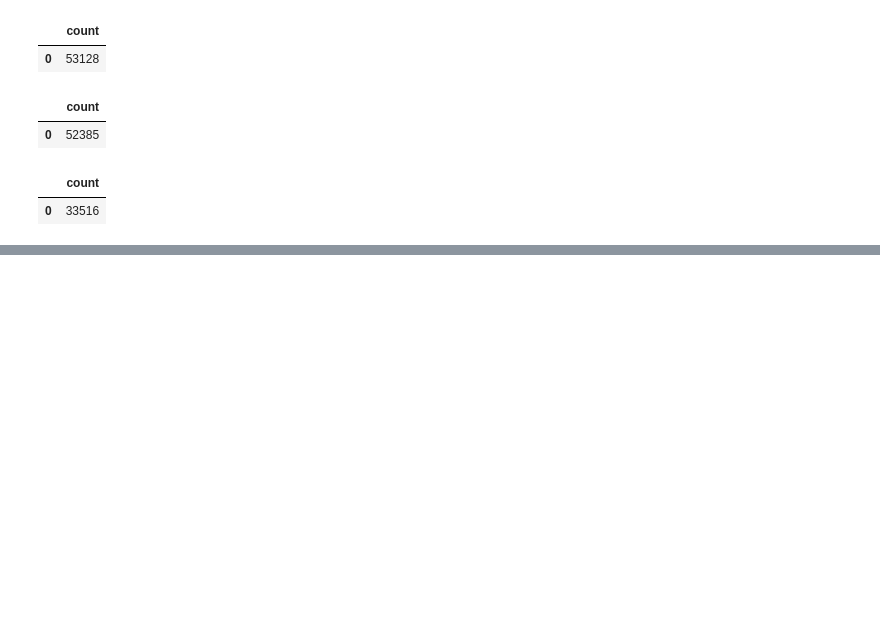
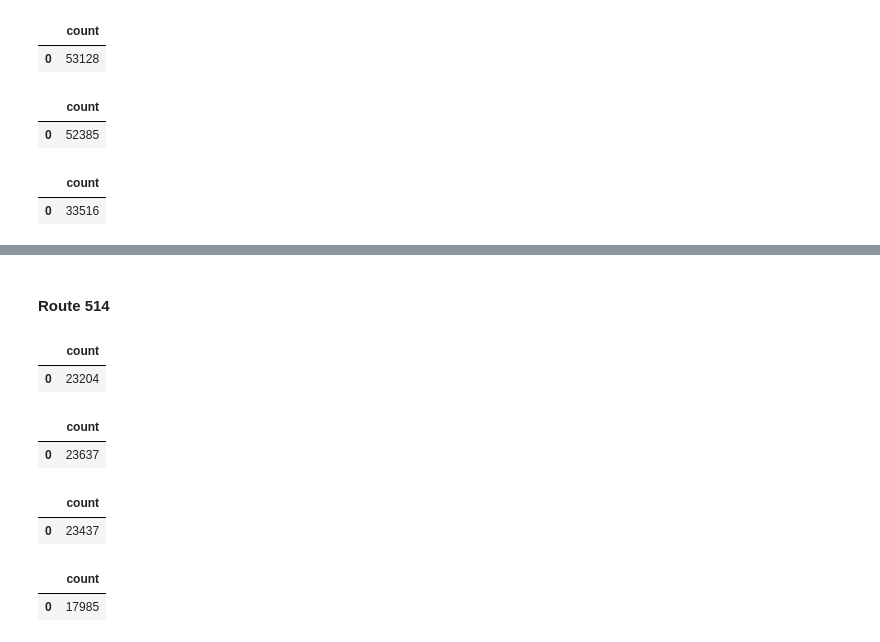
Before and after one commit to webgisgeek/bdit_data-sources, a Jupyter notebook: ttc/debugging_cis_ttc_comparison.ipynb, the cells around one changed output, grey strips where cells are left out. Cells and saved outputs as stored; diff of their text form; code cells hidden in the pictures; blank space fills up the shorter version.

Commit message:
discovered the issue is with match_stop tables #134

```diff
--- a/ttc/debugging_cis_ttc_comparison.ipynb
+++ b/ttc/debugging_cis_ttc_comparison.ipynb
@@ -413,0 +418,45 @@ From the analysis of both of the routes, there must have been some type of mista
+# %% [markdown]
+#### Route 514
+# %%
+# count from weekday in October
+sql_count_514 = '''
+SELECT COUNT(*)
+FROM crosic.dd_cis_514_angle;
+'''
+pandasql.read_sql(sql_count_514, con)
+# %% [output]
+|  | count |
+| 0 | 23204 |
+# %%
+# check a weekday - November 23
+sql_count_514 = '''
+SELECT COUNT(*)
+FROM crosic.cis_nov_514_angle
+WHERE date_time >= '2017-11-23'::date AND date_time <= '2017-11-24'::date;
+'''
+pandasql.read_sql(sql_count_514, con)
+# %% [output]
+|  | count |
+| 0 | 23637 |
+# %%
+# check a weekday - November 22
+sql_count_514 = '''
+SELECT COUNT(*)
+FROM crosic.cis_nov_514_angle
+WHERE date_time >= '2017-11-22'::date AND date_time <= '2017-11-23'::date;
+'''
+pandasql.read_sql(sql_count_514, con)
+# %% [output]
+|  | count |
+| 0 | 23437 |
+# %%
+# check a weekend day - November 25
+sql_count_514 = '''
+SELECT COUNT(*)
+FROM crosic.cis_nov_514_angle
+WHERE date_time >= '2017-11-25'::date AND date_time <= '2017-11-26'::date;
+'''
+pandasql.read_sql(sql_count_514, con)
+# %% [output]
+|  | count |
+| 0 | 17985 |
```
Also changed, not shown: parts of 10 cells of this notebook.
